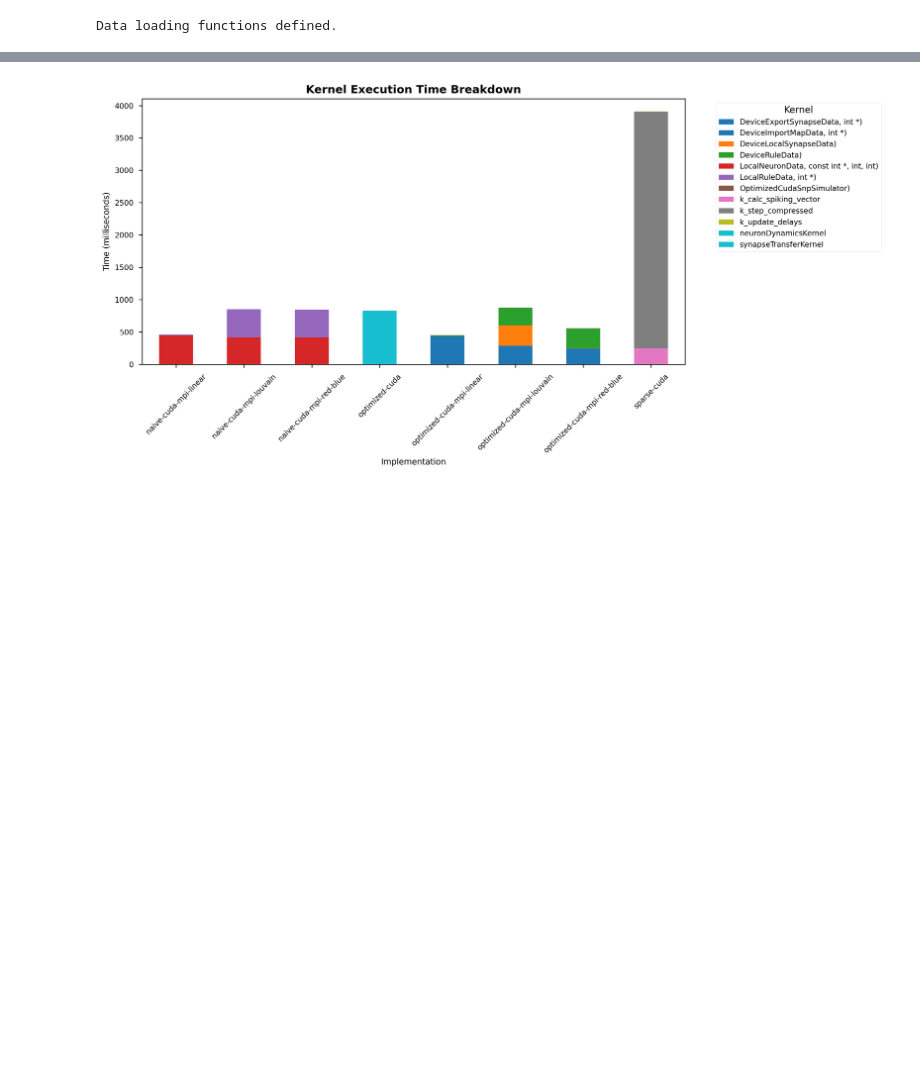
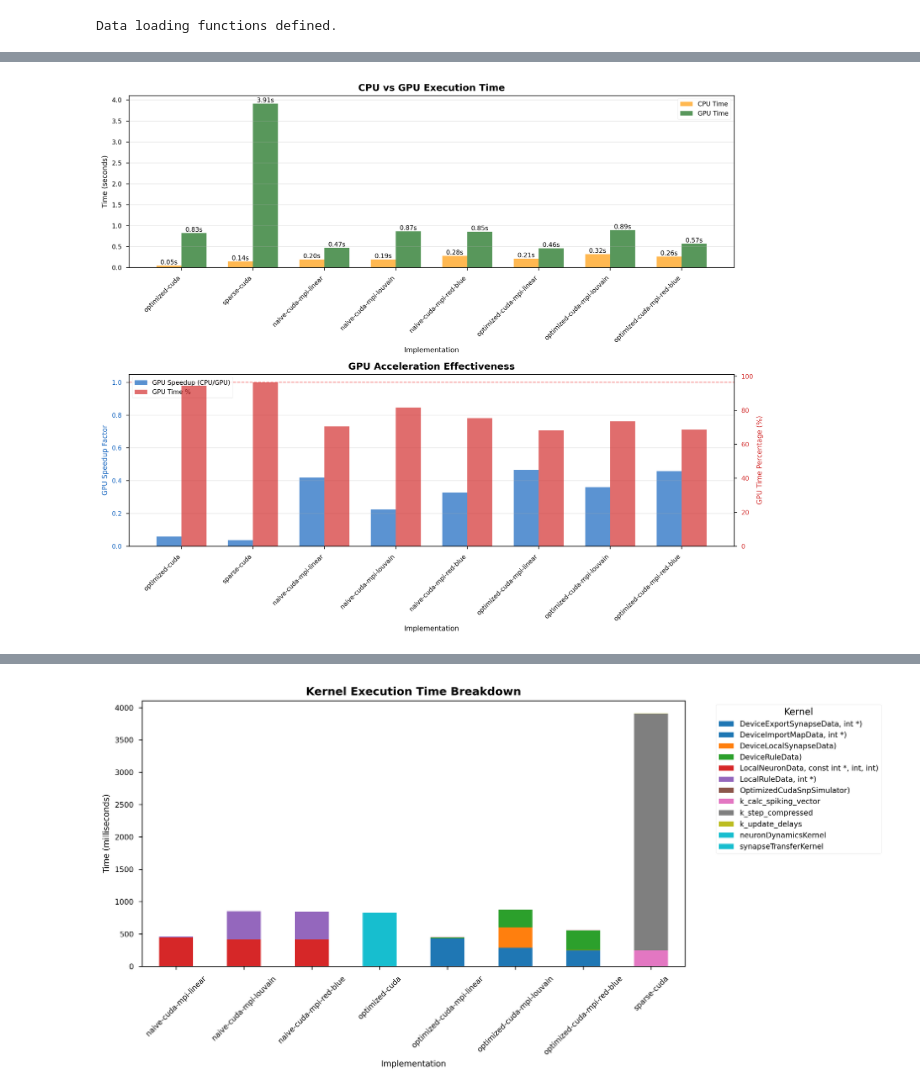
Before and after one commit to LipatJob/distributed-snp, a Jupyter notebook: profiling/nsys_analysis.ipynb, the cells around one changed output, grey strips where cells are left out. Drawn from its saved outputs; the diff is of its cells as text; code cells hidden in the pictures; blank space fills up the shorter version.

Commit message:
add CPU in analysis

```diff
--- a/profiling/nsys_analysis.ipynb
+++ b/profiling/nsys_analysis.ipynb
@@ -99,0 +324,96 @@ Data loading functions defined.
+# %%
+# CPU vs GPU Time Comparison
+fig, axes = plt.subplots(2, 1, figsize=(12, 10))
+
+# Prepare data for CPU vs GPU comparison
+cpu_gpu_data = []
+for _, row in time_df.iterrows():
+    cpu_gpu_data.append({
+        'implementation': row['implementation'],
+        'CPU': row['cpu_compute'],
+        'GPU': row['cuda_kernel'] + row['cuda_memory'],
+        'MPI': row['mpi']
+    })
+
+cpu_gpu_df = pd.DataFrame(cpu_gpu_data)
+
+# Plot 1: Absolute time comparison
+ax = axes[0]
+x = range(len(cpu_gpu_df))
+width = 0.35
+
+cpu_bars = ax.bar([i - width/2 for i in x], cpu_gpu_df['CPU'], width,
+                   label='CPU Time', color='#FFA726', alpha=0.8)
+gpu_bars = ax.bar([i + width/2 for i in x], cpu_gpu_df['GPU'], width,
+                   label='GPU Time', color='#2E7D32', alpha=0.8)
+
+ax.set_xlabel('Implementation')
+ax.set_ylabel('Time (seconds)')
+ax.set_title('CPU vs GPU Execution Time', fontweight='bold', fontsize=12)
+ax.set_xticks(x)
+ax.set_xticklabels(cpu_gpu_df['implementation'], rotation=45, ha='right')
+ax.legend()
+ax.grid(axis='y', alpha=0.3)
+
+# Add value labels on bars
+for bars in [cpu_bars, gpu_bars]:
+    for bar in bars:
+        height = bar.get_height()
+        if height > 0:
+            ax.text(bar.get_x() + bar.get_width()/2., height,
+                   f'{height:.2f}s',
+                   ha='center', va='bottom', fontsize=8)
+
+# Plot 2: CPU/GPU ratio and speedup
+ax = axes[1]
+cpu_gpu_df['GPU_Speedup'] = cpu_gpu_df['CPU'] / cpu_gpu_df['GPU']
+cpu_gpu_df['GPU_Percentage'] = (cpu_gpu_df['GPU'] / (cpu_gpu_df['CPU'] + cpu_gpu_df['GPU']) * 100)
+
+# Create dual-axis plot
+ax_speedup = ax
+ax_percentage = ax.twinx()
+
+x_pos = range(len(cpu_gpu_df))
+speedup_bars = ax_speedup.bar([i - width/2 for i in x_pos], cpu_gpu_df['GPU_Speedup'],
+                               width, label='GPU Speedup (CPU/GPU)', color='#1565C0', alpha=0.7)
+pct_bars = ax_percentage.bar([i + width/2 for i in x_pos], cpu_gpu_df['GPU_Percentage'],
+                              width, label='GPU Time %', color='#D32F2F', alpha=0.7)
+
+ax_speedup.set_xlabel('Implementation')
+ax_speedup.set_ylabel('GPU Speedup Factor', color='#1565C0')
+ax_speedup.tick_params(axis='y', labelcolor='#1565C0')
+ax_speedup.set_xticks(x_pos)
+ax_speedup.set_xticklabels(cpu_gpu_df['implementation'], rotation=45, ha='right')
+ax_speedup.set_title('GPU Acceleration Effectiveness', fontweight='bold', fontsize=12)
+ax_speedup.grid(axis='y', alpha=0.3)
+ax_speedup.axhline(y=1, color='red', linestyle='--', alpha=0.5, linewidth=1)
+
+ax_percentage.set_ylabel('GPU Time Percentage (%)', color='#D32F2F')
+ax_percentage.tick_params(axis='y', labelcolor='#D32F2F')
+
+# Add legends
+lines_1, labels_1 = ax_speedup.get_legend_handles_labels()
+lines_2, labels_2 = ax_percentage.get_legend_handles_labels()
+ax_speedup.legend(lines_1 + lines_2, labels_1 + labels_2, loc='upper left')
+
+plt.tight_layout()
+plt.savefig(OUTPUT_DIR / 'cpu_vs_gpu_comparison.pdf', bbox_inches='tight')
+plt.savefig(OUTPUT_DIR / 'cpu_vs_gpu_comparison.png', bbox_inches='tight')
+plt.show()
+
+print("\n" + "="*80)
+print("CPU vs GPU Analysis:")
+print("="*80)
+for _, row in cpu_gpu_df.iterrows():
+    total = row['CPU'] + row['GPU']
+    if total > 0:
+        print(f"\n{row['implementation']}:")
+        print(f"  CPU Time:      {row['CPU']:.3f}s ({row['CPU']/total*100:5.1f}%)")
+        print(f"  GPU Time:      {row['GPU']:.3f}s ({row['GPU']/total*100:5.1f}%)")
+        if row['GPU'] > 0:
+            print(f"  GPU Speedup:   {row['GPU_Speedup']:.2f}x (CPU/GPU ratio)")
+        if row['MPI'] > 0:
+            print(f"  MPI Time:      {row['MPI']:.3f}s ({row['MPI']/(total+row['MPI'])*100:5.1f}%)")
+print("="*80)
+# %% [output]
+[figure, added]
```
Also changed, not shown: parts of 20 cells of this notebook.
